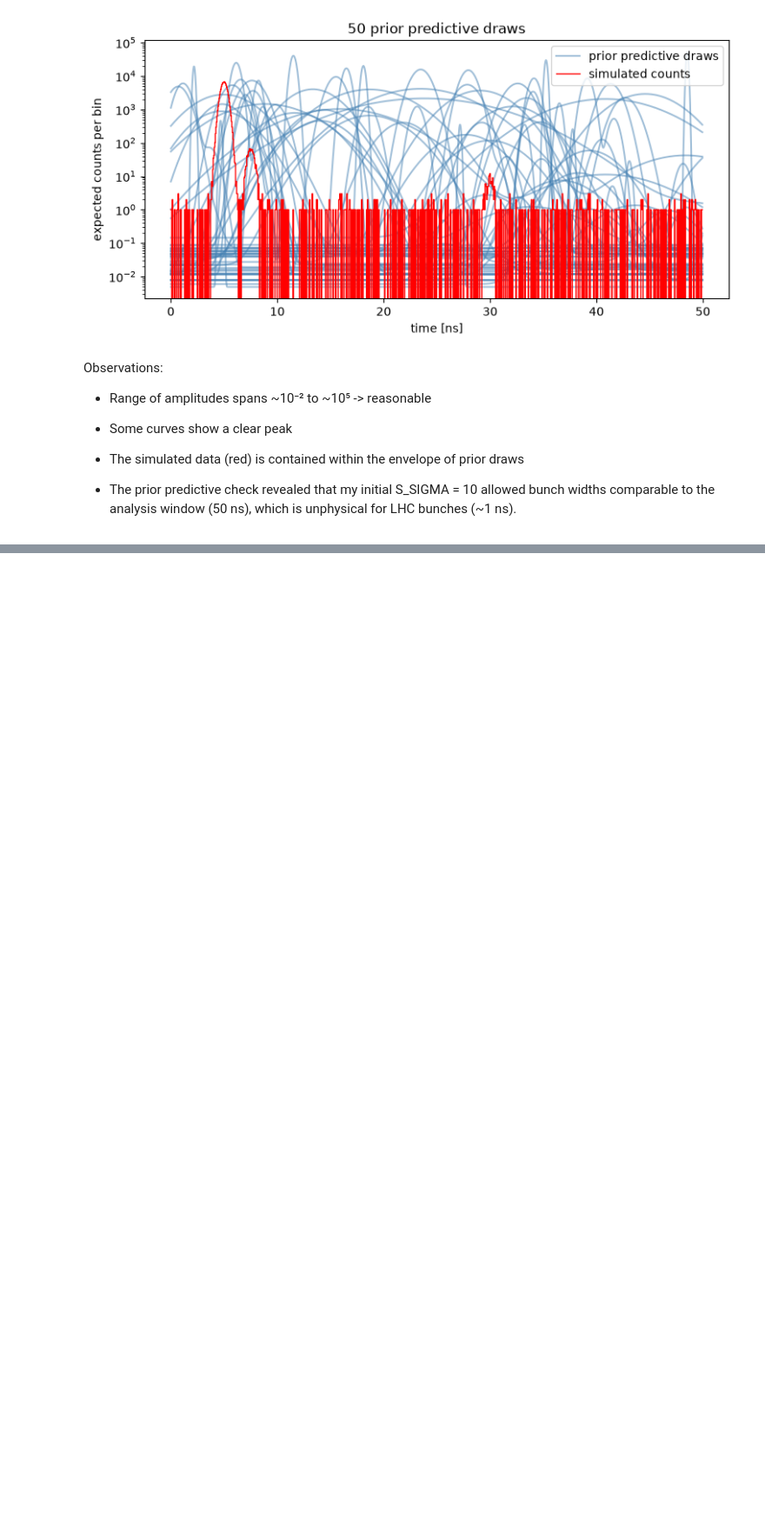
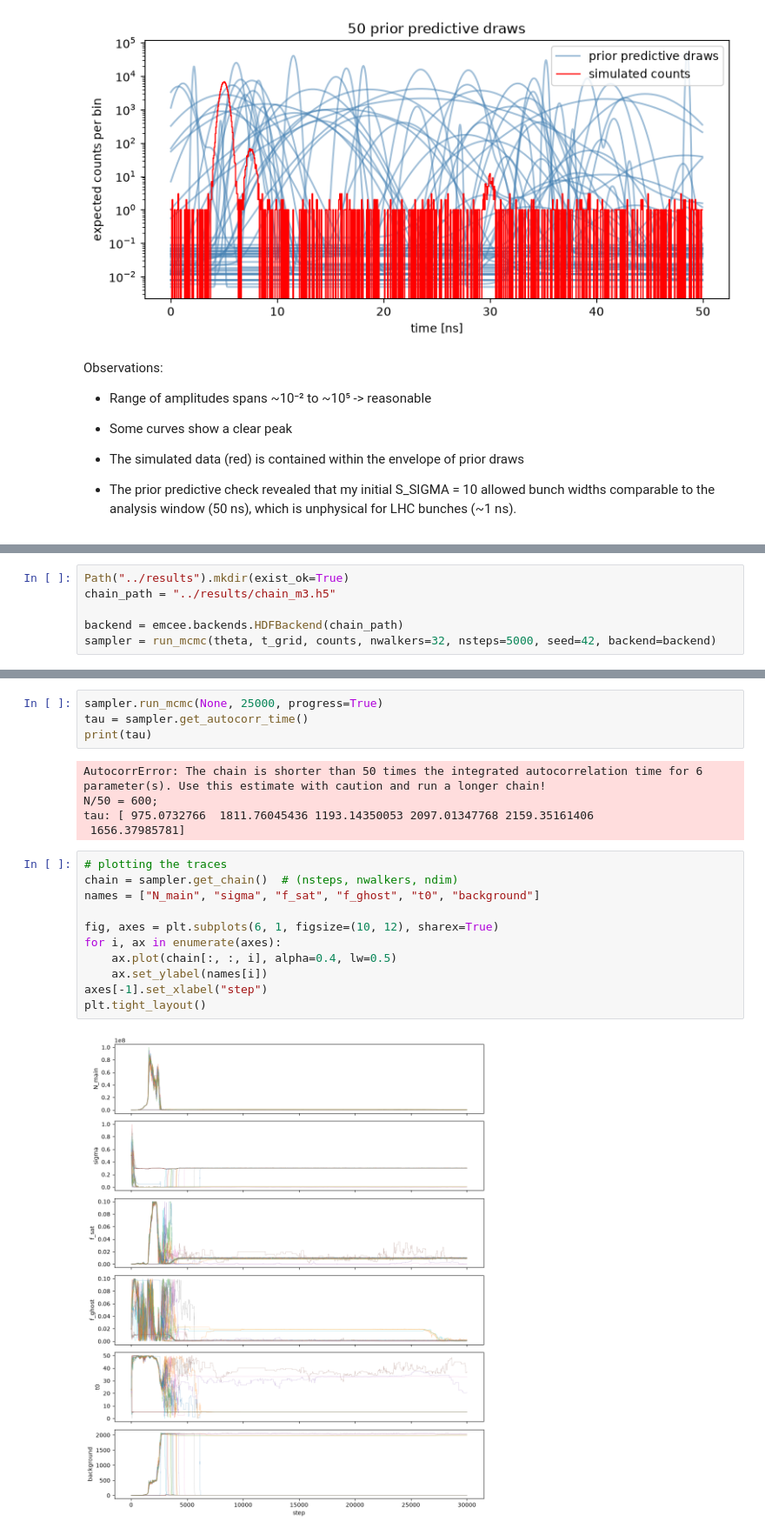
Before and after one commit to lauradmch/bsrl-bayesian-bunch-fit, a Jupyter notebook: notebooks/01_fit.ipynb, the cells around one changed output, grey strips where cells are left out. Shown at 87% size. Drawn from its saved outputs; the diff is of its cells as text; blank space fills up the shorter version.

Commit message:
M3: run_mcmc with HDFBackend, burn-and-restart, sampling test

```diff
--- a/notebooks/01_fit.ipynb
+++ b/notebooks/01_fit.ipynb
@@ -133,0 +151,6 @@ Observations:
+# %%
+Path("../results").mkdir(exist_ok=True)
+chain_path = "../results/chain_m3.h5"
+
+backend = emcee.backends.HDFBackend(chain_path)
+sampler = run_mcmc(theta, t_grid, counts, nwalkers=32, nsteps=5000, seed=42, backend=backend)
@@ -133,0 +183,22 @@ Observations:
+# %%
+sampler.run_mcmc(None, 25000, progress=True)
+tau = sampler.get_autocorr_time()
+print(tau)
+# %% [output]
+AutocorrError: The chain is shorter than 50 times the integrated autocorrelation time for 6 parameter(s). Use this estimate with caution and run a longer chain!
+N/50 = 600;
+tau: [ 975.0732766  1811.76045436 1193.14350053 2097.01347768 2159.35161406
+ 1656.37985781]
+# %%
+# plotting the traces
+chain = sampler.get_chain()  # (nsteps, nwalkers, ndim)
+names = ["N_main", "sigma", "f_sat", "f_ghost", "t0", "background"]
+
+fig, axes = plt.subplots(6, 1, figsize=(10, 12), sharex=True)
+for i, ax in enumerate(axes):
+    ax.plot(chain[:, :, i], alpha=0.4, lw=0.5)
+    ax.set_ylabel(names[i])
+axes[-1].set_xlabel("step")
+plt.tight_layout()
+# %% [output]
+[figure, added]
```
Also changed, not shown: parts of 16 cells of this notebook, 3 other files.
